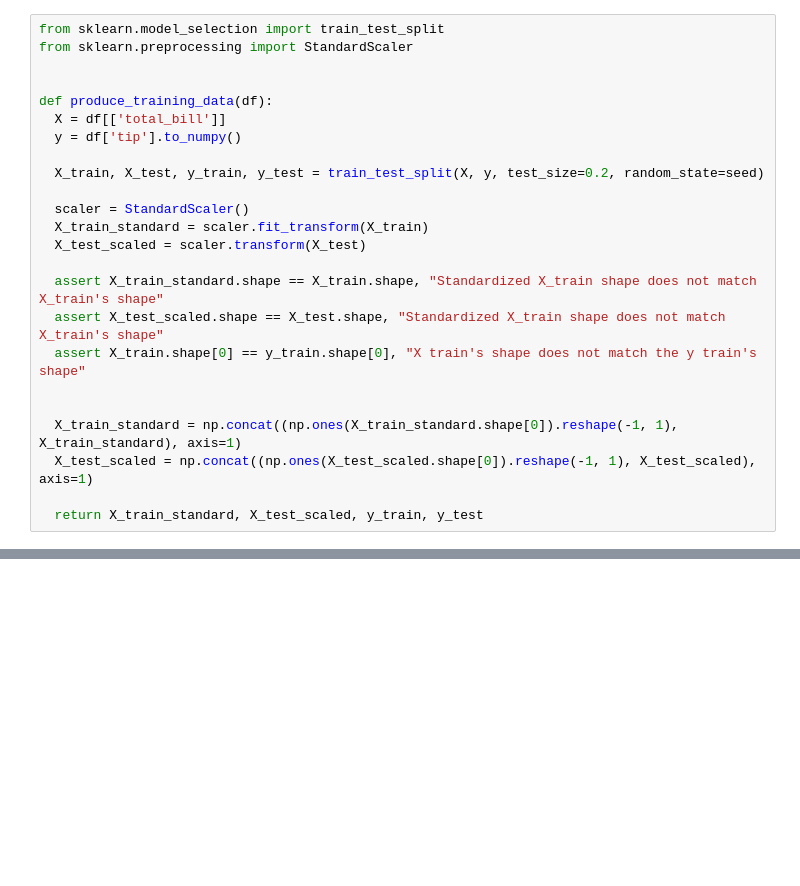
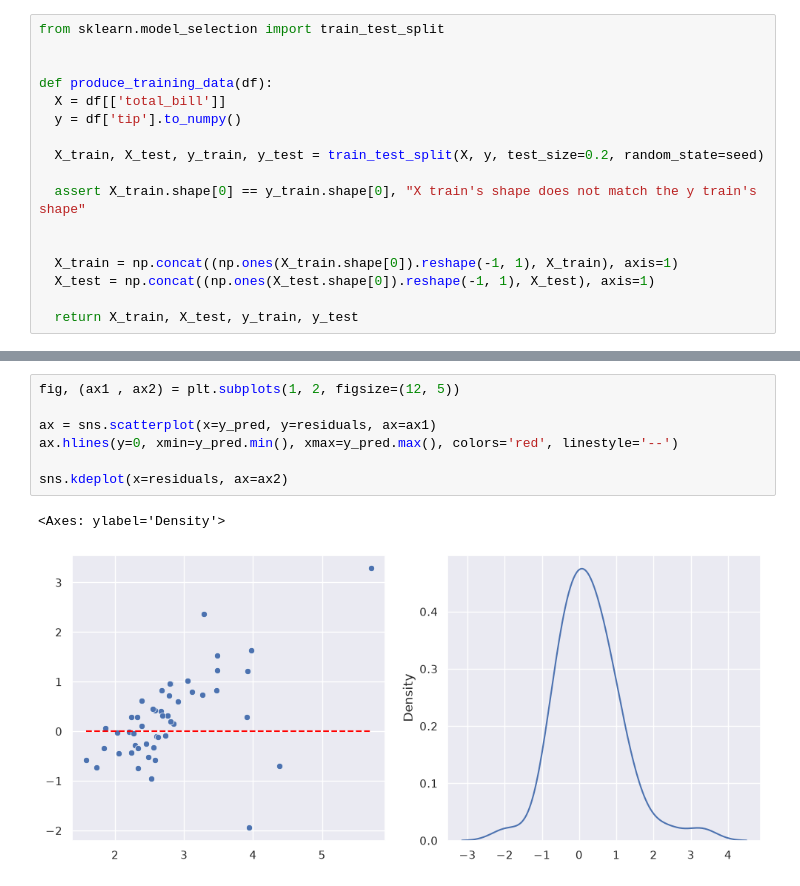
Before and after one commit to amir-razmi/tips-dataset-regression, a Jupyter notebook: notebooks/6-model-training.ipynb, the cells around one changed output, grey strips where cells are left out. Cells and saved outputs as stored; diff of their text form; blank space fills up the shorter version.

```diff
--- a/notebooks/6-model-training.ipynb
+++ b/notebooks/6-model-training.ipynb
@@ -31,6 +13,5 @@ def adjusted_r_squared(y, pred, n_features):
 # %%
 from sklearn.model_selection import train_test_split
-from sklearn.preprocessing import StandardScaler
 
 
 def produce_training_data(df):
@@ -39,19 +20,13 @@ def produce_training_data(df):
 
   X_train, X_test, y_train, y_test = train_test_split(X, y, test_size=0.2, random_state=seed)
 
-  scaler = StandardScaler()
-  X_train_standard = scaler.fit_transform(X_train)
-  X_test_scaled = scaler.transform(X_test)
-
-  assert X_train_standard.shape == X_train.shape, "Standardized X_train shape does not match X_train's shape"
-  assert X_test_scaled.shape == X_test.shape, "Standardized X_train shape does not match X_train's shape"
   assert X_train.shape[0] == y_train.shape[0], "X train's shape does not match the y train's shape"
 
 
-  X_train_standard = np.concat((np.ones(X_train_standard.shape[0]).reshape(-1, 1), X_train_standard), axis=1)
-  X_test_scaled = np.concat((np.ones(X_test_scaled.shape[0]).reshape(-1, 1), X_test_scaled), axis=1)
+  X_train = np.concat((np.ones(X_train.shape[0]).reshape(-1, 1), X_train), axis=1)
+  X_test = np.concat((np.ones(X_test.shape[0]).reshape(-1, 1), X_test), axis=1)
 
-  return X_train_standard, X_test_scaled, y_train, y_test
+  return X_train, X_test, y_train, y_test
 # %%
 X_train, X_test, y_train, y_test = produce_training_data(df)
 
@@ -73,0 +74,10 @@ pd.DataFrame([{
+# %%
+fig, (ax1 , ax2) = plt.subplots(1, 2, figsize=(12, 5))
+
+ax = sns.scatterplot(x=y_pred, y=residuals, ax=ax1)
+ax.hlines(y=0, xmin=y_pred.min(), xmax=y_pred.max(), colors='red', linestyle='--')
+
+sns.kdeplot(x=residuals, ax=ax2)
+# %% [output]
+<Axes: ylabel='Density'>
+[figure, added]
```
Also changed, not shown: parts of 6 cells of this notebook.
